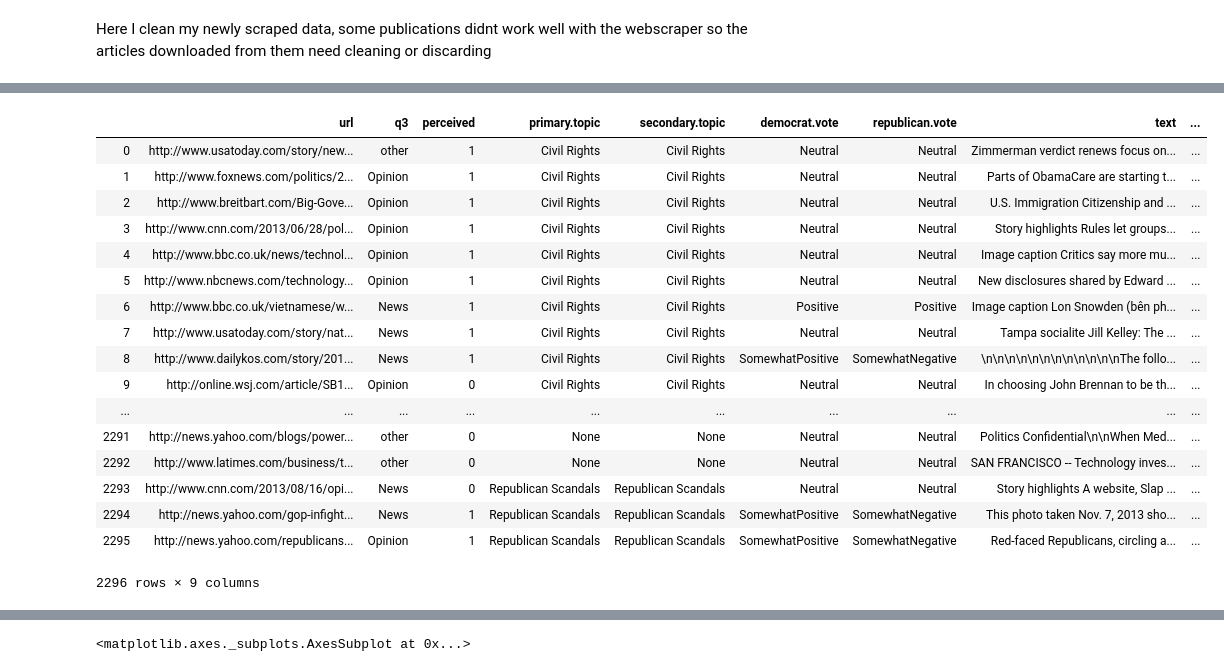
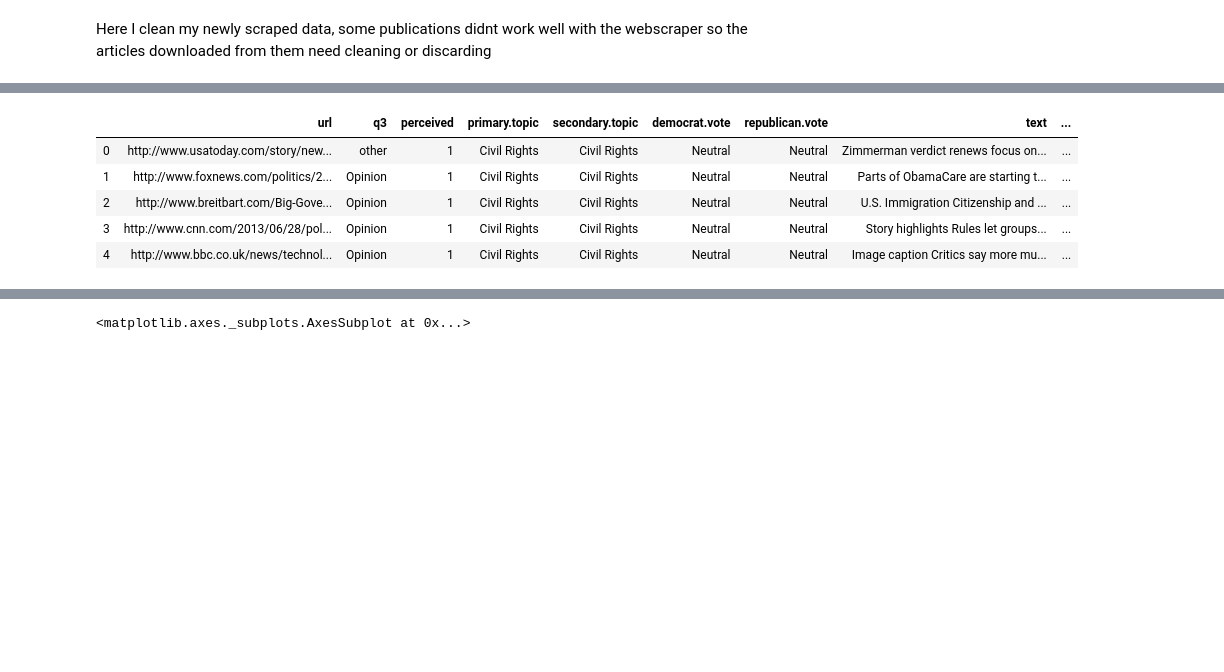
Before and after one commit to nielsbclausen/Counter-Point, a Jupyter notebook: CounterPoint.ipynb, the cells around one changed output, grey strips where cells are left out. Drawn from its saved outputs; the diff is of its cells as text; code cells hidden in the pictures; blank space fills up the shorter version.

```diff
--- a/CounterPoint.ipynb
+++ b/CounterPoint.ipynb
@@ -188,27 +178,15 @@ df_clean
 # %%
 df_clean.drop(df_clean[df_clean['url'].str.startswith('http://www.huffingtonpost')==True].index, inplace = True)
 df_clean.drop(df_clean[df_clean['url'].str.startswith('http://www.washingtonpost')==True].index, inplace = True)
 df_clean['totalwords'] = df_clean['text'].str.split().str.len()
 df_clean = df_clean.dropna()
-df_clean
+df_clean.head()
 # %% [output]
 |  | url | q3 | perceived | primary.topic | secondary.topic | democrat.vote | republican.vote | text | ... |
 | 0 | http://www.usatoday.com/story/new... | other | 1 | Civil Rights | Civil Rights | Neutral | Neutral | Zimmerman verdict renews focus on... | ... |
 | 1 | http://www.foxnews.com/politics/2... | Opinion | 1 | Civil Rights | Civil Rights | Neutral | Neutral | Parts of ObamaCare are starting t... | ... |
 | 2 | http://www.breitbart.com/Big-Gove... | Opinion | 1 | Civil Rights | Civil Rights | Neutral | Neutral | U.S. Immigration Citizenship and ... | ... |
 | 3 | http://www.cnn.com/2013/06/28/pol... | Opinion | 1 | Civil Rights | Civil Rights | Neutral | Neutral | Story highlights Rules let groups... | ... |
 | 4 | http://www.bbc.co.uk/news/technol... | Opinion | 1 | Civil Rights | Civil Rights | Neutral | Neutral | Image caption Critics say more mu... | ... |
-| 5 | http://www.nbcnews.com/technology... | Opinion | 1 | Civil Rights | Civil Rights | Neutral | Neutral | New disclosures shared by Edward ... | ... |
-| 6 | http://www.bbc.co.uk/vietnamese/w... | News | 1 | Civil Rights | Civil Rights | Positive | Positive | Image caption Lon Snowden (bên ph... | ... |
-| 7 | http://www.usatoday.com/story/nat... | News | 1 | Civil Rights | Civil Rights | Neutral | Neutral | Tampa socialite Jill Kelley: The ... | ... |
-| 8 | http://www.dailykos.com/story/201... | News | 1 | Civil Rights | Civil Rights | SomewhatPositive | SomewhatNegative | \n\n\n\n\n\n\n\n\n\n\n\nThe follo... | ... |
-| 9 | http://online.wsj.com/article/SB1... | Opinion | 0 | Civil Rights | Civil Rights | Neutral | Neutral | In choosing John Brennan to be th... | ... |
-| ... | ... | ... | ... | ... | ... | ... | ... | ... | ... |
-| 2291 | http://news.yahoo.com/blogs/power... | other | 0 | None | None | Neutral | Neutral | Politics Confidential\n\nWhen Med... | ... |
-| 2292 | http://www.latimes.com/business/t... | other | 0 | None | None | Neutral | Neutral | SAN FRANCISCO -- Technology inves... | ... |
-| 2293 | http://www.cnn.com/2013/08/16/opi... | News | 0 | Republican Scandals | Republican Scandals | Neutral | Neutral | Story highlights A website, Slap ... | ... |
-| 2294 | http://news.yahoo.com/gop-infight... | News | 1 | Republican Scandals | Republican Scandals | SomewhatPositive | SomewhatNegative | This photo taken Nov. 7, 2013 sho... | ... |
-| 2295 | http://news.yahoo.com/republicans... | Opinion | 1 | Republican Scandals | Republican Scandals | SomewhatPositive | SomewhatNegative | Red-faced Republicans, circling a... | ... |
-2296 rows × 9 columns
 # %%
 df_clean.reset_index(drop = True, inplace = True)
```
Also changed, not shown: parts of 9 cells of this notebook.
